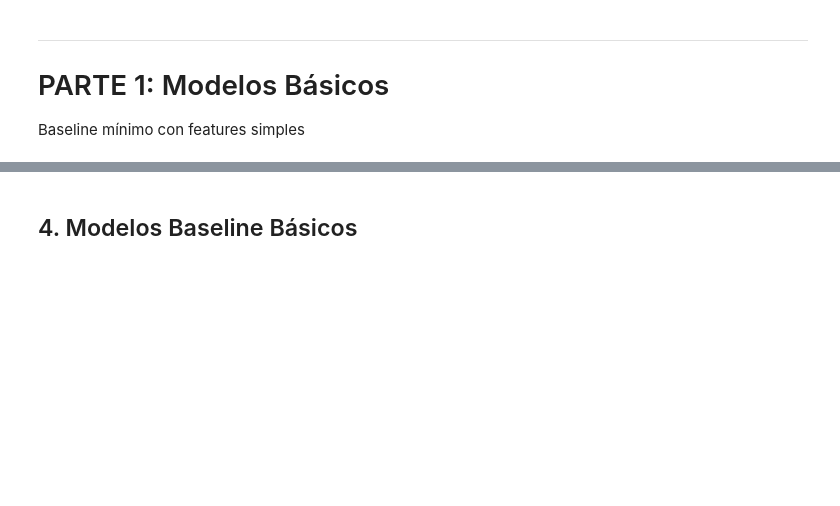
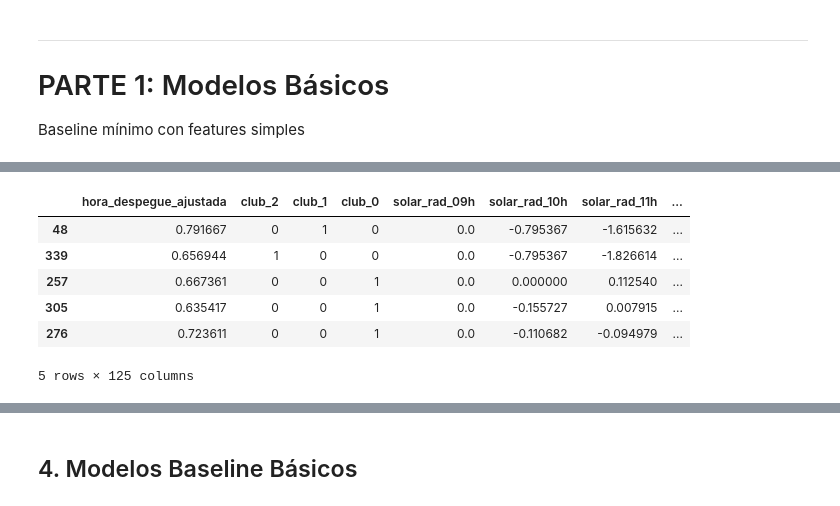
Before and after one commit to estanislaomolina/TP-Final-ML, a Jupyter notebook: 02_Modelos/02_Baseline.ipynb, the cells around one changed output, grey strips where cells are left out. Saved outputs shown, nothing was run; the diff lists cells and outputs as text; code cells hidden in the pictures; blank space fills up the shorter version.

```diff
--- a/02_Modelos/02_Baseline.ipynb
+++ b/02_Modelos/02_Baseline.ipynb
@@ -156,0 +137,10 @@ Baseline mínimo con features simples
+# %%
+X_test_full_scaled.head()
+# %% [output]
+|  | hora_despegue_ajustada | club_2 | club_1 | club_0 | solar_rad_09h | solar_rad_10h | solar_rad_11h | ... |
+| 48 | 0.791667 | 0 | 1 | 0 | 0.0 | -0.795367 | -1.615632 | ... |
+| 339 | 0.656944 | 1 | 0 | 0 | 0.0 | -0.795367 | -1.826614 | ... |
+| 257 | 0.667361 | 0 | 0 | 1 | 0.0 | 0.000000 | 0.112540 | ... |
+| 305 | 0.635417 | 0 | 0 | 1 | 0.0 | -0.155727 | 0.007915 | ... |
+| 276 | 0.723611 | 0 | 0 | 1 | 0.0 | -0.110682 | -0.094979 | ... |
+5 rows × 125 columns
```
Also changed, not shown: parts of 23 cells of this notebook, 15 other files.
